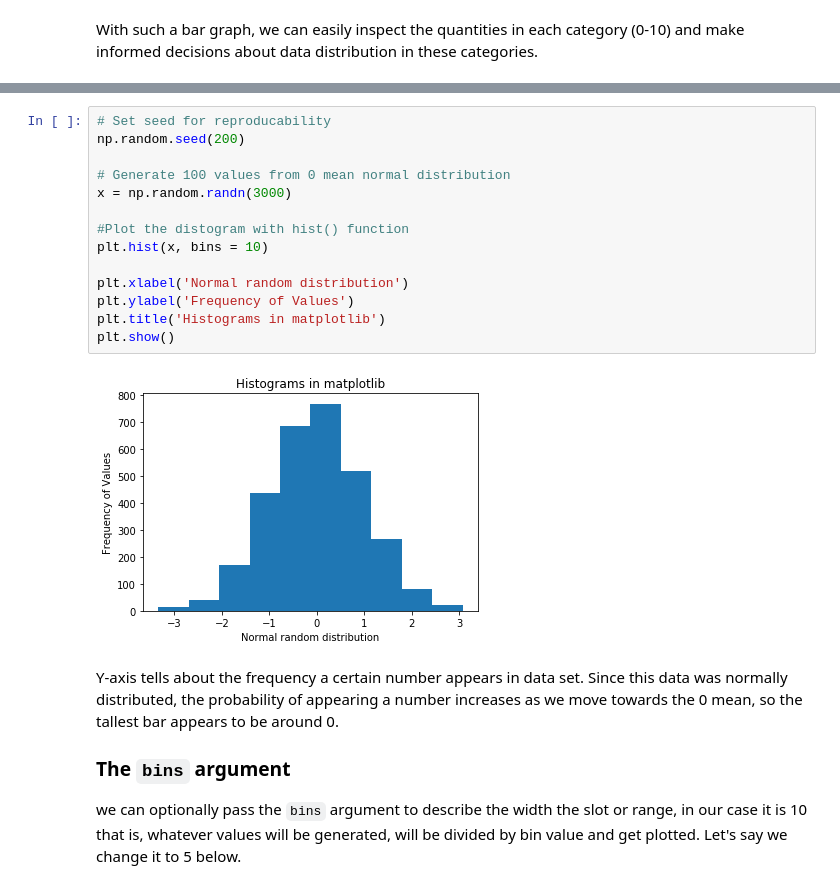
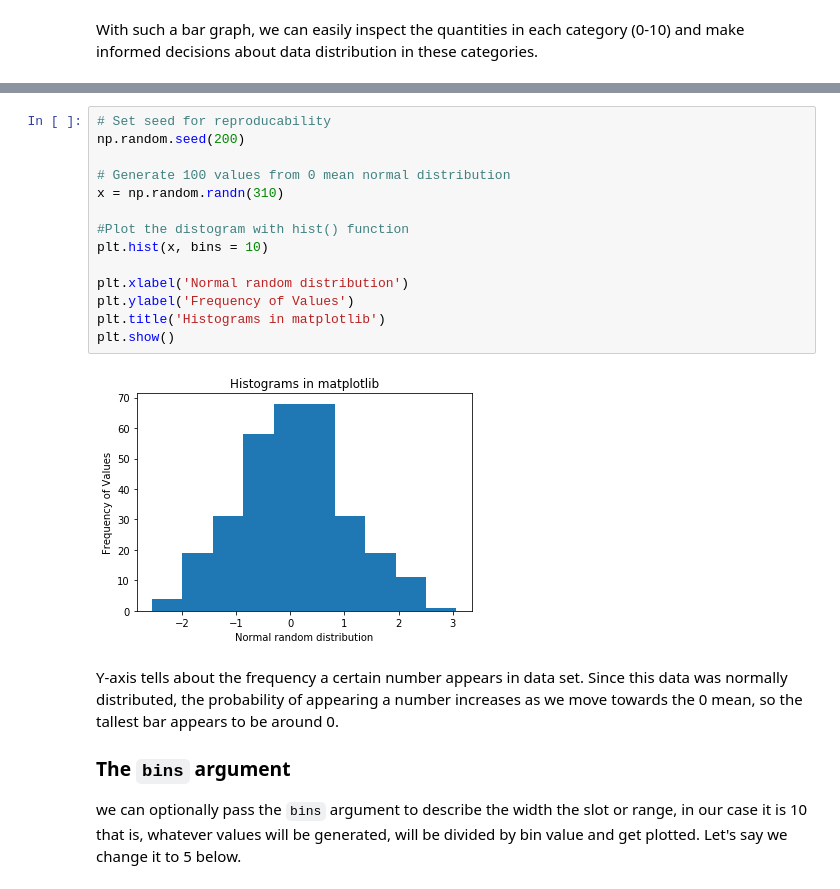
Before and after one commit to ztimmons/dsc-data-viz-houston-ds-060319, a Jupyter notebook: index.ipynb, the cells around one changed output, grey strips where cells are left out. Drawn from its saved outputs; the diff is of its cells as text.

```diff
--- a/index.ipynb
+++ b/index.ipynb
@@ -138,19 +138,19 @@ In matplotlib, we can use `plt.hist()` function to draw a histogram while passin
 # %%
 # Set seed for reproducability
 np.random.seed(200)
 
 # Generate 100 values from 0 mean normal distribution
-x = np.random.randn(3000)
+x = np.random.randn(310)
 
 #Plot the distogram with hist() function
 plt.hist(x, bins = 10)
 
 plt.xlabel('Normal random distribution')
 plt.ylabel('Frequency of Values')
 plt.title('Histograms in matplotlib')
 plt.show()
 # %% [output]
-[figure, old version]
+[figure, new version]
 # %% [markdown]
 Y-axis tells about the frequency a certain number appears in data set. Since this data was normally distributed, the probability of appearing a number increases as we move towards the 0 mean, so the tallest bar appears to be around 0.
 
```
